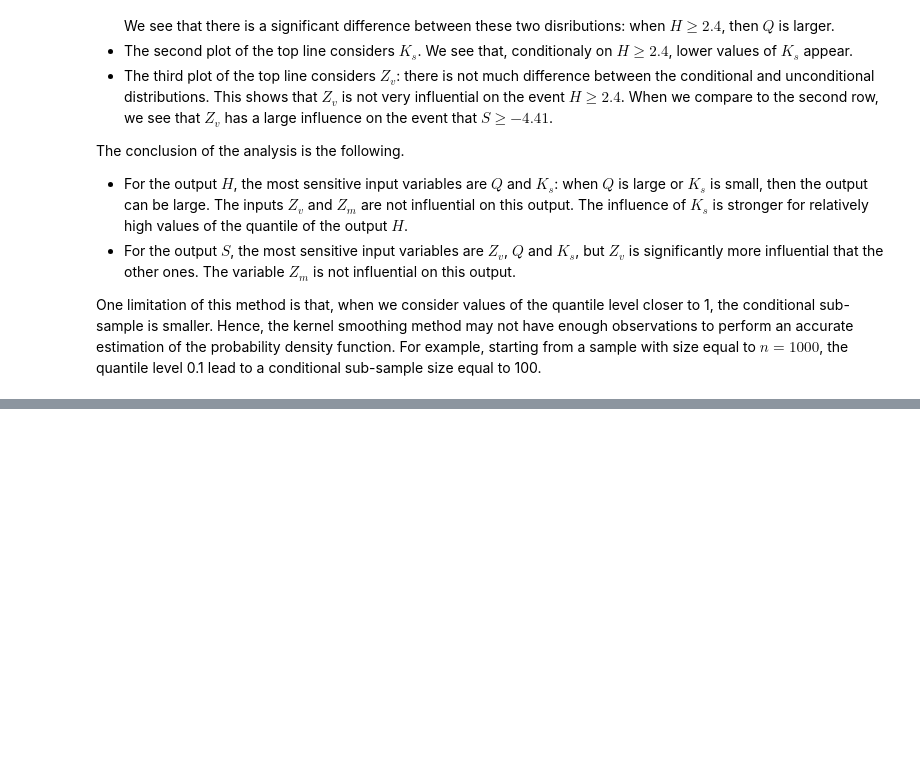
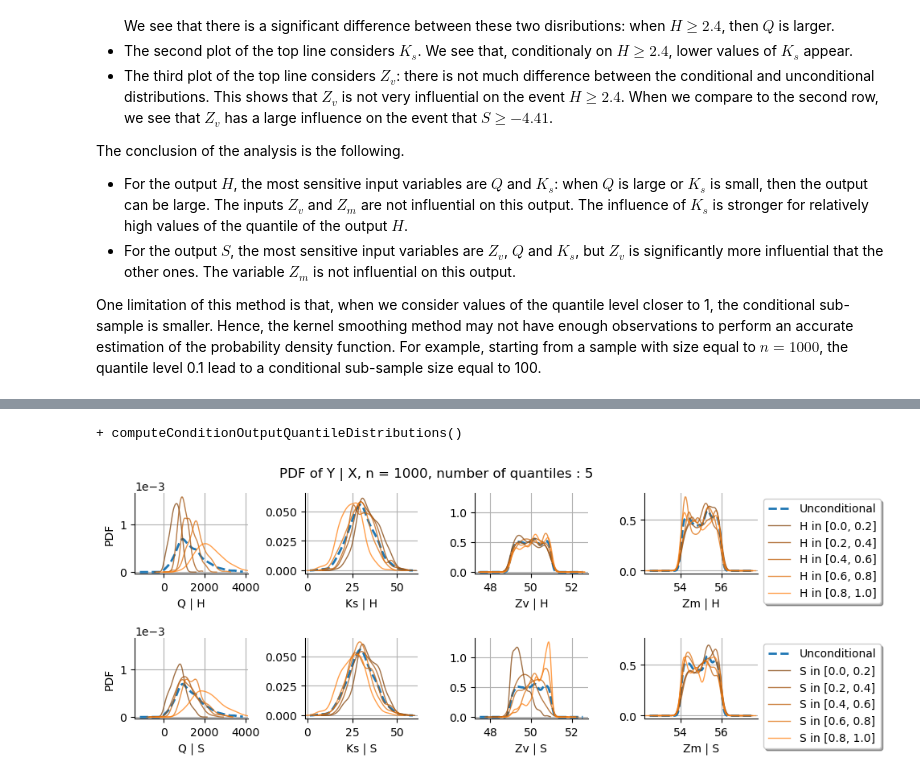
Before and after one commit to tupui/otsensitivity, a Jupyter notebook: examples/demo_plot_condition_output.ipynb, the cells around one changed output, grey strips where cells are left out. Saved outputs shown, nothing was run; the diff lists cells and outputs as text; code cells hidden in the pictures; blank space fills up the shorter version.

```diff
--- a/examples/demo_plot_condition_output.ipynb
+++ b/examples/demo_plot_condition_output.ipynb
@@ -316,0 +320,12 @@ plt.subplots_adjust(wspace=0.5, hspace=0.5, top=0.9, bottom=0.2)
+# %%
+outputIndex = 0
+grid = ots.plotConditionOutputQuantileSequence(inputSample, outputSample)
+view = otv.View(
+    grid,
+    figure_kw={"figsize": (10.0, 4.0)},
+    legend_kw={"bbox_to_anchor": (1.0, 1.0), "loc": "upper left"},
+)
+plt.subplots_adjust(wspace=0.5, hspace=0.8, top=0.9, bottom=0.2)
+# %% [output]
++ computeConditionOutputQuantileDistributions()
+[figure, added]
```
Also changed, not shown: parts of 1 cell of this notebook, 4 other files.
